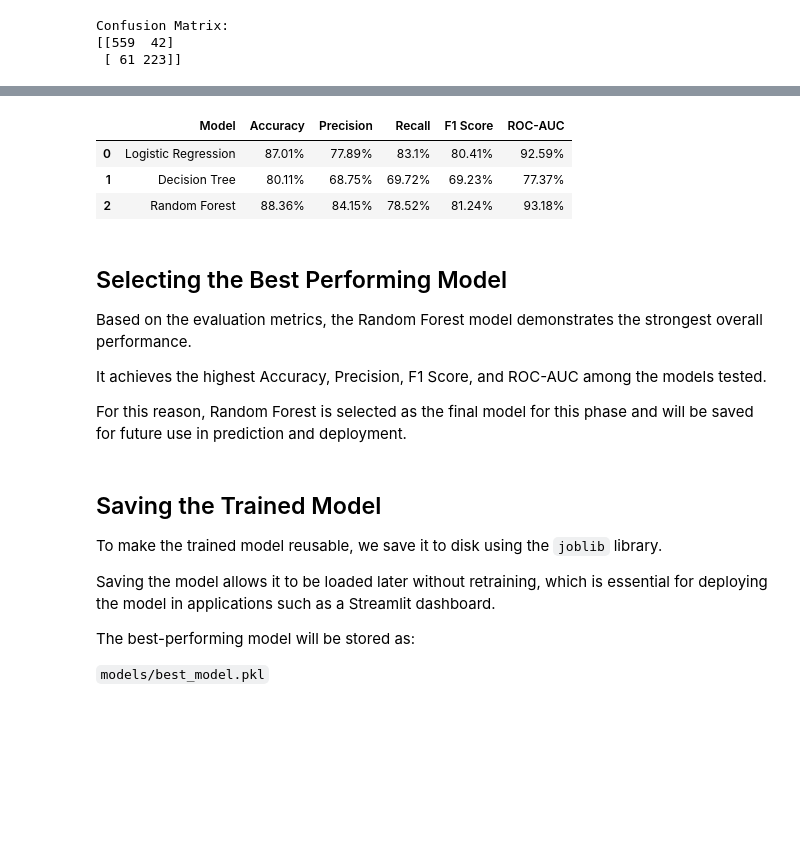
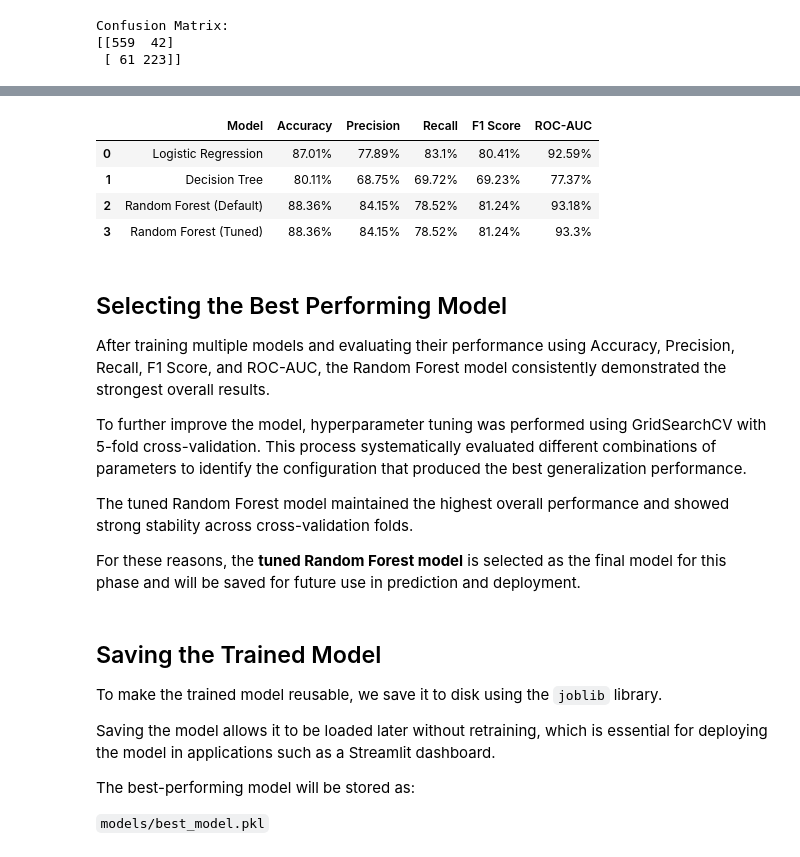
Before and after one commit to HrishikeshShetty/student-dropout-prediction, a Jupyter notebook: notebooks/model_training.ipynb, the cells around one changed output, grey strips where cells are left out. Saved outputs shown, nothing was run; the diff lists cells and outputs as text; code cells hidden in the pictures; blank space fills up the shorter version.

Commit message:
phase 4 update: add confusion matrix plots, ROC curve comparison, cross-validation, GridSearchCV tuning, and save tuned Random Forest model.

```diff
--- a/notebooks/model_training.ipynb
+++ b/notebooks/model_training.ipynb
@@ -274,0 +463,18 @@ Confusion Matrix:
+# %%
+# Predictions using the tuned Random Forest model
+y_pred_best = best_model.predict(X_test)
+y_prob_best = best_model.predict_proba(X_test)[:, 1]
+# %%
+# Evaluate tuned Random Forest model
+accuracy_best = accuracy_score(y_test, y_pred_best)
+precision_best = precision_score(y_test, y_pred_best)
+recall_best = recall_score(y_test, y_pred_best)
+f1_best = f1_score(y_test, y_pred_best)
+roc_auc_best = roc_auc_score(y_test, y_prob_best)
+
+print("Tuned Random Forest Performance:")
+print(f"Accuracy : {accuracy_best:.4f}")
+print(f"Precision: {precision_best:.4f}")
+print(f"Recall   : {recall_best:.4f}")
+print(f"F1 Score : {f1_best:.4f}")
+print(f"ROC-AUC  : {roc_auc_best:.4f}")
@@ -285,39 +505,69 @@ This comparison helps determine the most suitable model for predicting student d
 # %%
-# Create model comparison table with percentage formatting
+# Model comparison including tuned Random Forest
 
 model_results = pd.DataFrame({
-    "Model": ["Logistic Regression", "Decision Tree", "Random Forest"],
-    "Accuracy": [accuracy_log, accuracy_tree, accuracy_rf],
-    "Precision": [precision_log, precision_tree, precision_rf],
-    "Recall": [recall_log, recall_tree, recall_rf],
-    "F1 Score": [f1_log, f1_tree, f1_rf],
-    "ROC-AUC": [roc_auc_log, roc_auc_tree, roc_auc_rf]
+    "Model": [
+        "Logistic Regression",
+        "Decision Tree",
+        "Random Forest (Default)",
+        "Random Forest (Tuned)"
+    ],
+    "Accuracy": [
+        accuracy_log,
+        accuracy_tree,
+        accuracy_rf,
+        accuracy_best
+    ],
+    "Precision": [
+        precision_log,
+        precision_tree,
+        precision_rf,
+        precision_best
+    ],
+    "Recall": [
+        recall_log,
+        recall_tree,
+        recall_rf,
+        recall_best
+    ],
+    "F1 Score": [
+        f1_log,
+        f1_tree,
+        f1_rf,
+        f1_best
+    ],
+    "ROC-AUC": [
+        roc_auc_log,
+        roc_auc_tree,
+        roc_auc_rf,
+        roc_auc_best
+    ]
 })
 
-# Convert metrics to percentages
-model_results.iloc[:, 1:] = model_results.iloc[:, 1:] * 100
-
-# Round values
+# Convert to percentages for readability
+model_results.iloc[:,1:] = model_results.iloc[:,1:] * 100
 model_results = model_results.round(2)
 
-# Add percentage symbol
 for col in model_results.columns[1:]:
     model_results[col] = model_results[col].astype(str) + "%"
 
 model_results
 # %% [output]
 |  | Model | Accuracy | Precision | Recall | F1 Score | ROC-AUC |
 | 0 | Logistic Regression | 87.01% | 77.89% | 83.1% | 80.41% | 92.59% |
 | 1 | Decision Tree | 80.11% | 68.75% | 69.72% | 69.23% | 77.37% |
-| 2 | Random Forest | 88.36% | 84.15% | 78.52% | 81.24% | 93.18% |
+| 2 | Random Forest (Default) | 88.36% | 84.15% | 78.52% | 81.24% | 93.18% |
+| 3 | Random Forest (Tuned) | 88.36% | 84.15% | 78.52% | 81.24% | 93.3% |
 # %% [markdown]
 ## Selecting the Best Performing Model
 
-Based on the evaluation metrics, the Random Forest model demonstrates the strongest overall performance.
+After training multiple models and evaluating their performance using Accuracy, Precision, Recall, F1 Score, and ROC-AUC, the Random Forest model consistently demonstrated the strongest overall results.
 
-It achieves the highest Accuracy, Precision, F1 Score, and ROC-AUC among the models tested.
+To further improve the model, hyperparameter tuning was performed using GridSearchCV with 5-fold cross-validation. This process systematically evaluated different combinations of parameters to identify the configuration that produced the best generalization performance.
 
-For this reason, Random Forest is selected as the final model for this phase and will be saved for future use in prediction and deployment.
+The tuned Random Forest model maintained the highest overall performance and showed strong stability across cross-validation folds.
+
+For these reasons, the **tuned Random Forest model** is selected as the final model for this phase and will be saved for future use in prediction and deployment.
 # %% [markdown]
 ## Saving the Trained Model
 
```
Also changed, not shown: parts of 22 cells of this notebook, 1 other file.
